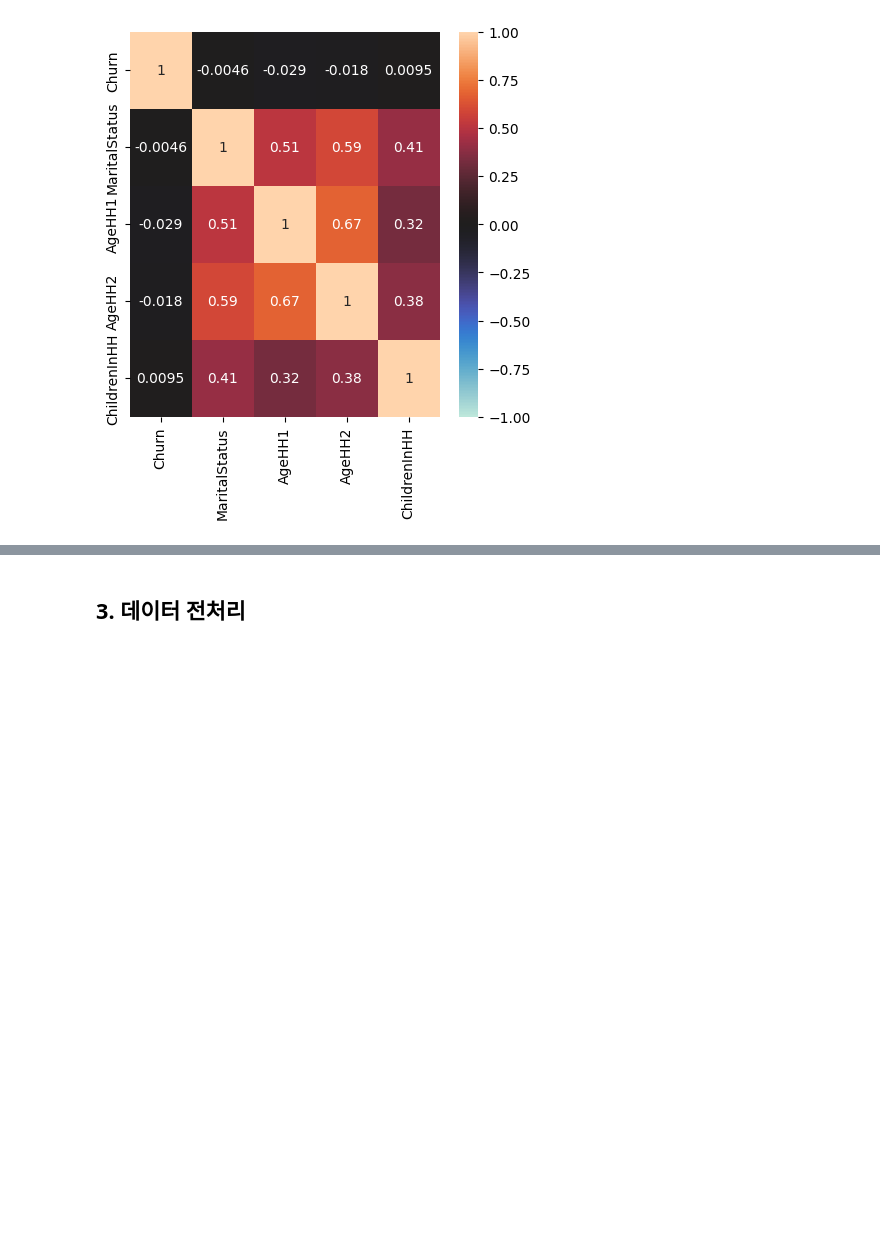
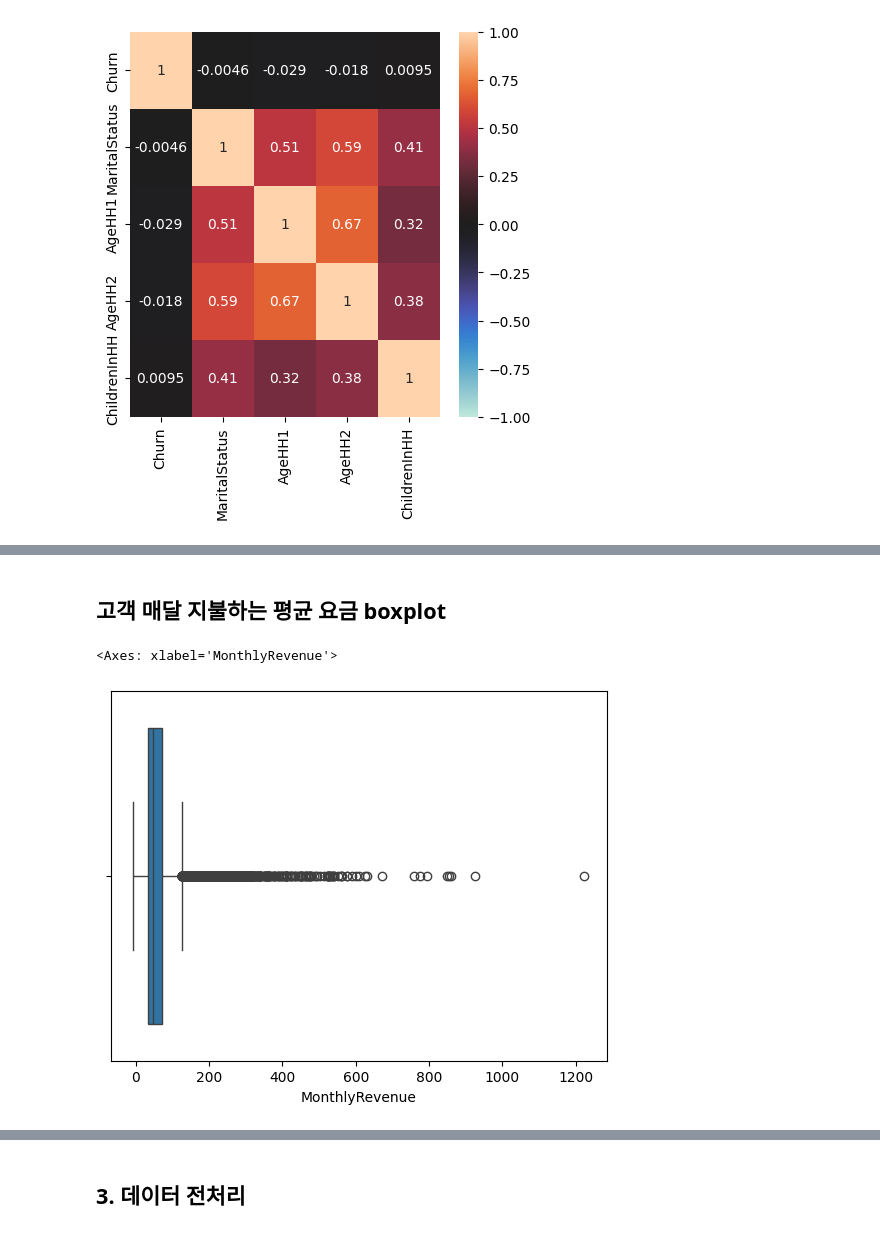
Before and after one commit to SKNETWORKS-FAMILY-AICAMP/SKN07-2nd-2Team, a Jupyter notebook: 20241216.ipynb, the cells around one changed output, grey strips where cells are left out. Drawn from its saved outputs; the diff is of its cells as text; code cells hidden in the pictures; blank space fills up the shorter version.

```diff
--- a/20241216.ipynb
+++ b/20241216.ipynb
@@ -303,0 +362,7 @@ sns.heatmap(df_corr, vmax=1, vmin=-1, center=0, annot=True)
+# %% [markdown]
+## 고객 매달 지불하는 평균 요금 boxplot
+# %%
+sns.boxplot(x=df_encoding['MonthlyRevenue'])
+# %% [output]
+<Axes: xlabel='MonthlyRevenue'>
+[figure, added]
```
Also changed, not shown: parts of 20 cells of this notebook.
